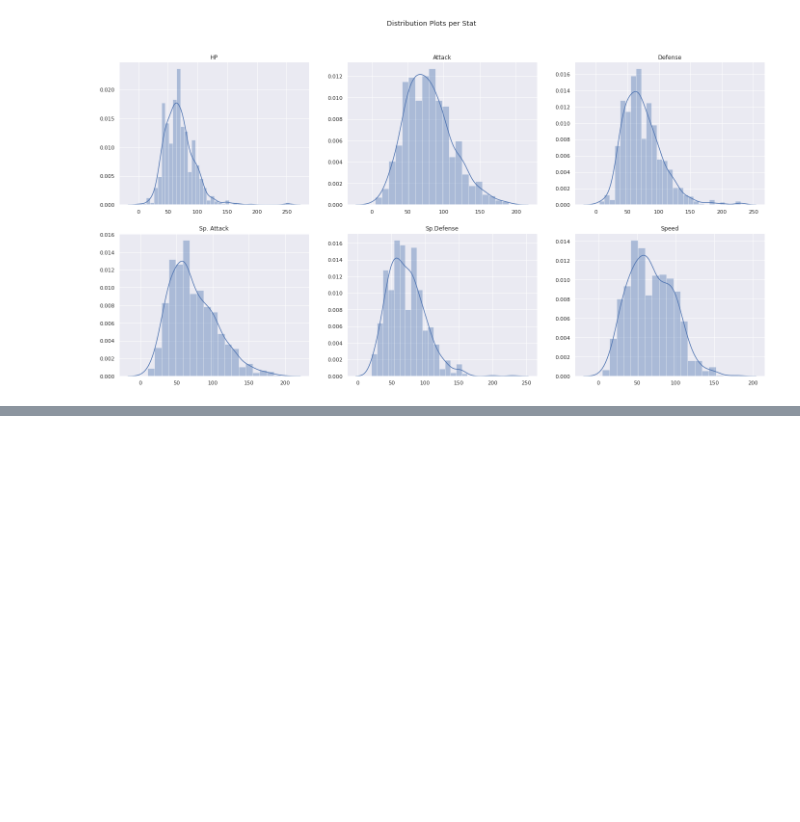
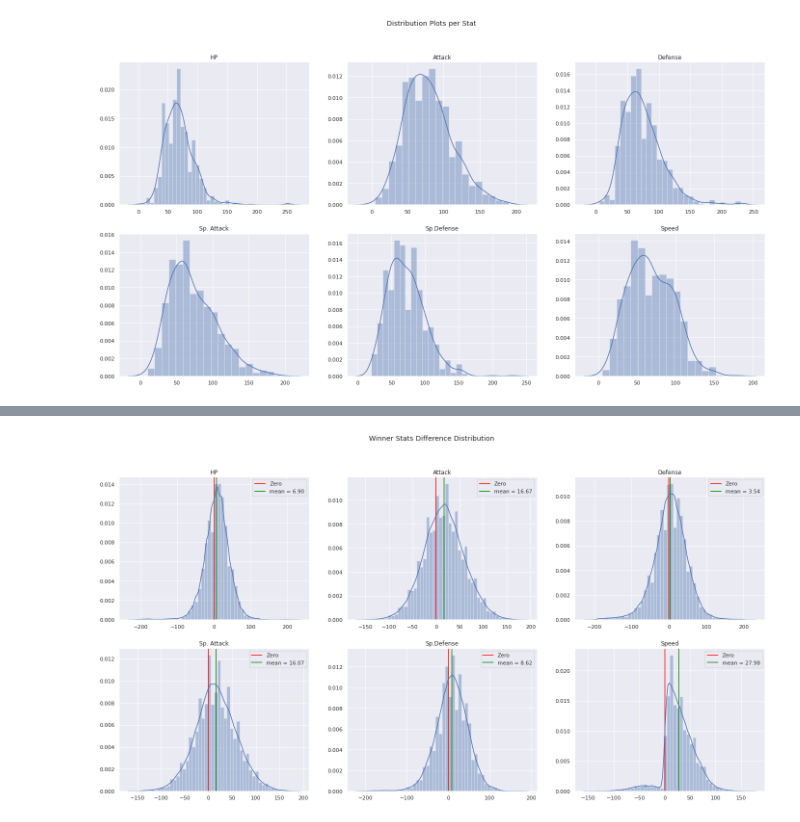
Before and after one commit to rpdieego/IndigoTortoise-pkmn-notebooks, a Jupyter notebook: IndigoTortoise_pkmn.ipynb, the cells around one changed output, grey strips where cells are left out. Drawn from its saved outputs; the diff is of its cells as text; code cells hidden in the pictures; blank space fills up the shorter version.

```diff
--- a/IndigoTortoise_pkmn.ipynb
+++ b/IndigoTortoise_pkmn.ipynb
@@ -1068,0 +1235,5 @@ Name: Normal, dtype: int64
+# %%
+# Load Dataframe from csv file
+pkmn_combat_url = 'https://raw.githubusercontent.com/rpdieego/IndigoTortoise-pkmn-notebooks/master/pkmn_combat.csv'
+combat_data_df = pd.read_csv(pkmn_combat_url)
+combat_data_df.head()
@@ -1068,0 +1256,13 @@ Name: Normal, dtype: int64
+# %%
+def winner_stat_diff_distribution(stat):
+  '''
+  INPUT (stat) - string containing the feature's name
+
+  OUTPUT (winner_stats) - Winner's - Looser's Stats difference [feature inputet]
+
+  '''
+  stat_pkmn1_won = list(combat_data_df[combat_data_df['Pkmn_1_win'] == 1][stat])
+  stat_pkmn2_won = list((combat_data_df[combat_data_df['Pkmn_1_win'] == 0][stat])*-1)
+  winner_stats = stat_pkmn1_won + stat_pkmn2_won
+
+  return winner_stats
@@ -1068,0 +1322,68 @@ Name: Normal, dtype: int64
+# %%
+# Get Winner Stats Difference
+HP_diff_winner = winner_stat_diff_distribution('HP_diff')
+Atk_diff_winner = winner_stat_diff_distribution('Atk_diff')
+Def_diff_winner = winner_stat_diff_distribution('Def_diff')
+SpAtk_diff_winner = winner_stat_diff_distribution('SpAtk_diff')
+SpDef_diff_winner = winner_stat_diff_distribution('SpDef_diff')
+Spd_diff_winner = winner_stat_diff_distribution('Spd_diff')
+
+# Calculate Average Value
+HP_diff_winner_mean = (sum(HP_diff_winner)/len(HP_diff_winner))
+Atk_diff_winner_mean = (sum(Atk_diff_winner)/len(Atk_diff_winner))
+Def_diff_winner_mean = (sum(Def_diff_winner)/len(Def_diff_winner))
+SpAtk_diff_winner_mean = (sum(SpAtk_diff_winner)/len(SpAtk_diff_winner))
+SpDef_diff_winner_mean = (sum(SpDef_diff_winner)/len(SpDef_diff_winner))
+Spd_diff_winner_mean = (sum(Spd_diff_winner)/len(Spd_diff_winner))
+
+#Create Figure
+sns.set()
+fig, ((ax1, ax2, ax3),(ax4, ax5, ax6)) = plt.subplots(2,3, figsize = (24,12))
+
+# Titles
+plt.suptitle('Winner Stats Difference Distribution')
+plt.sca(ax1)
+plt.title('HP')
+plt.axvline(0, c='red', label='Zero');
+plt.axvline(HP_diff_winner_mean, c='green', label='mean = {:.2f}'.format(HP_diff_winner_mean));
+plt.legend();
+plt.sca(ax2)
+plt.title('Attack')
+plt.axvline(0, c='red', label='Zero');
+plt.axvline(Atk_diff_winner_mean, c='green', label='mean = {:.2f}'.format(Atk_diff_winner_mean));
+plt.legend();
+plt.sca(ax3)
+plt.title('Defense')
+plt.axvline(0, c='red', label='Zero');
+plt.axvline(Def_diff_winner_mean, c='green', label='mean = {:.2f}'.format(Def_diff_winner_mean));
+plt.legend();
+plt.sca(ax4)
+plt.title('Sp. Attack')
+plt.axvline(0, c='red', label='Zero');
+plt.axvline(SpAtk_diff_winner_mean, c='green', label='mean = {:.2f}'.format(SpAtk_diff_winner_mean));
+plt.legend();
+plt.sca(ax5)
+plt.title('Sp.Defense')
+plt.axvline(0, c='red', label='Zero');
+plt.axvline(SpDef_diff_winner_mean, c='green', label='mean = {:.2f}'.format(SpDef_diff_winner_mean));
+plt.legend();
+plt.sca(ax6)
+plt.title('Speed')
+plt.axvline(0, c='red', label='Zero');
+plt.axvline(Spd_diff_winner_mean, c='green', label='mean = {:.2f}'.format(Spd_diff_winner_mean));
+plt.legend();
+
+#HP on subplot 1
+sns.distplot(HP_diff_winner, ax=ax1);
+#Attack on subplot 2
+sns.distplot(Atk_diff_winner, ax=ax2);
+#Defense on subplot 3
+sns.distplot(Def_diff_winner, ax=ax3);
+#Sp.Attack on subplot 4
+sns.distplot(SpAtk_diff_winner, ax=ax4);
+#Sp.Defense on subplot 5
+sns.distplot(SpDef_diff_winner, ax=ax5);
+#Speed on subplot 6
+sns.distplot(Spd_diff_winner, ax=ax6);
+# %% [output]
+[figure, added]
```
Also changed, not shown: parts of 27 cells of this notebook.
